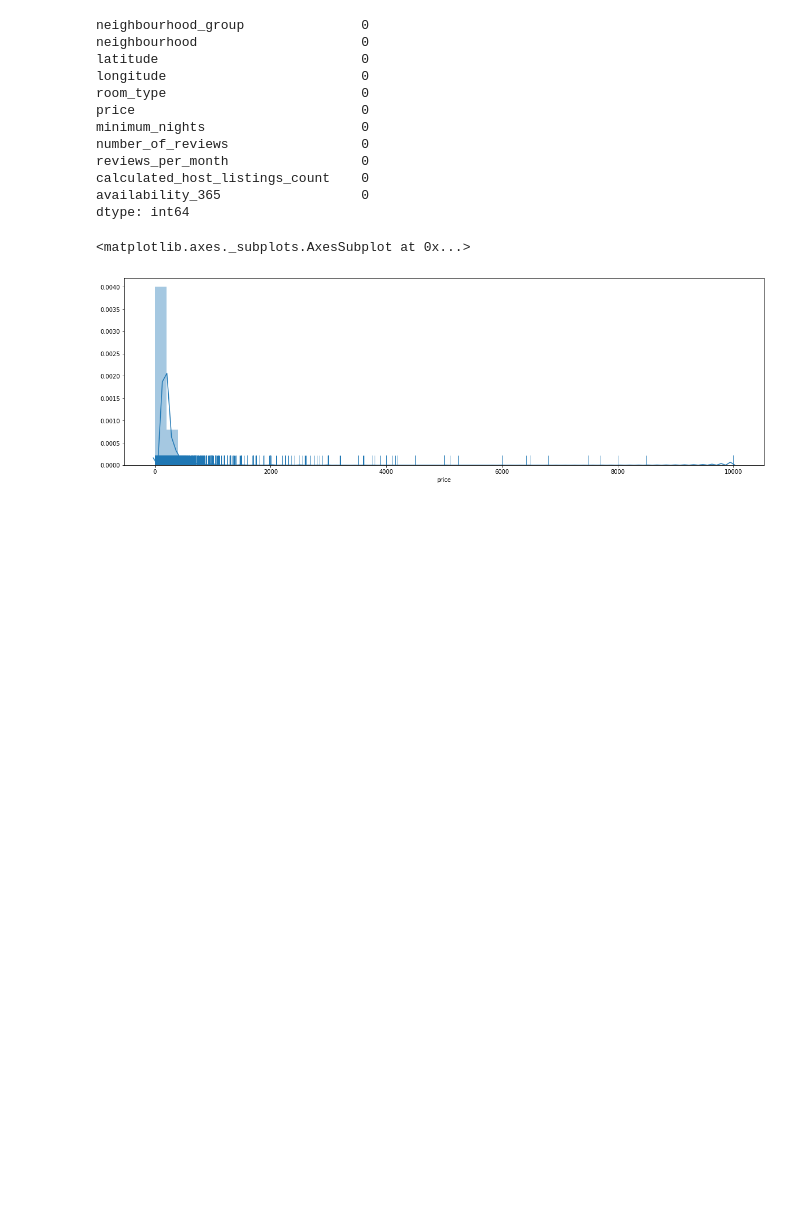
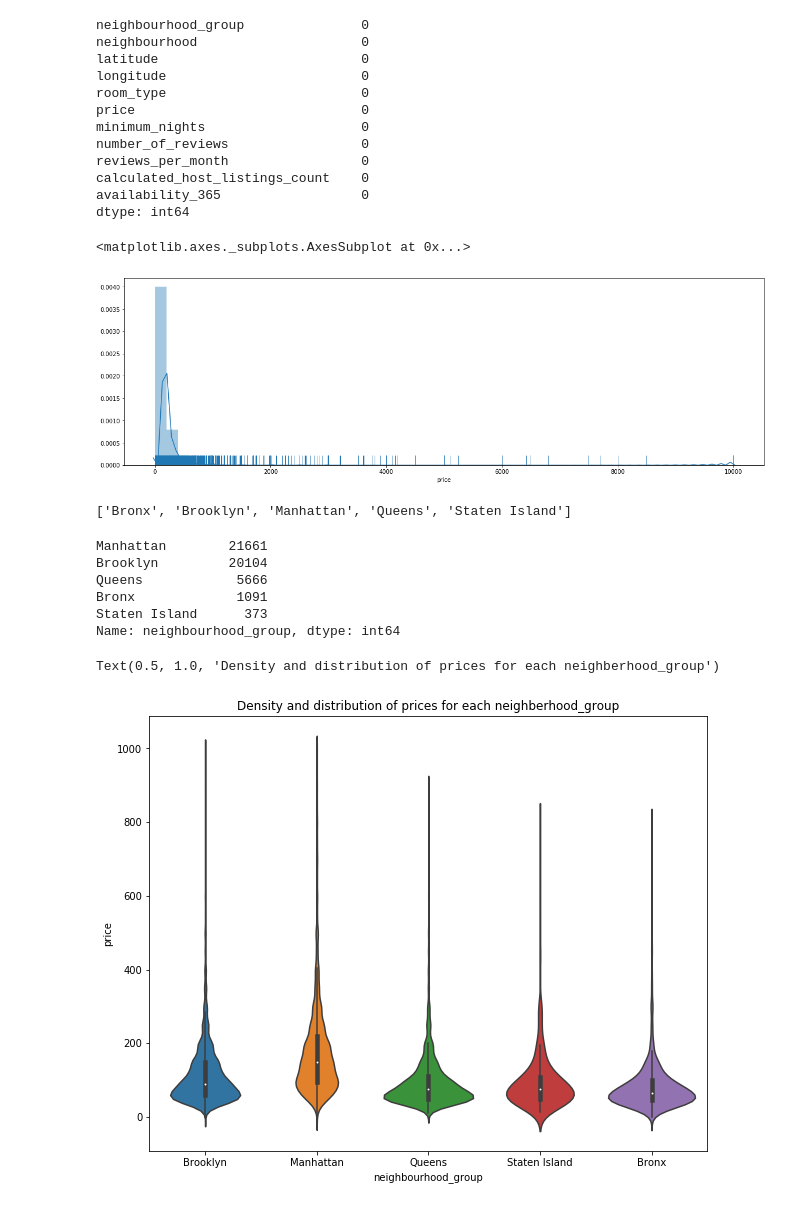
Before and after one commit to kasthurie/AirbnbSoen499, a Jupyter notebook: Linear_Regression.ipynb, the cells around one changed output. Drawn from its saved outputs; the diff is of its cells as text; code cells hidden in the pictures; blank space fills up the shorter version.

```diff
--- a/Linear_Regression.ipynb
+++ b/Linear_Regression.ipynb
@@ -72,3 +73,25 @@ sb.distplot(newyork['price'], rug=True)
 # %% [output]
 <matplotlib.axes._subplots.AxesSubplot at 0x...>
 [figure]
+# %%
+print(sorted(newyork['neighbourhood_group'].unique()))
+# %% [output]
+['Bronx', 'Brooklyn', 'Manhattan', 'Queens', 'Staten Island']
+# %%
+newyork.neighbourhood_group.value_counts()
+#Number of airbnb we have in each neighbour group.
+# %% [output]
+Manhattan        21661
+Brooklyn         20104
+Queens            5666
+Bronx             1091
+Staten Island      373
+Name: neighbourhood_group, dtype: int64
+# %%
+fig,ax=plt.subplots(figsize=(10,8))
+sub_df = newyork[newyork.price < 1000]
+plot_2=sb.violinplot(data=sub_df, x='neighbourhood_group', y='price')
+plot_2.set_title('Density and distribution of prices for each neighberhood_group')
+# %% [output]
+Text(0.5, 1.0, 'Density and distribution of prices for each neighberhood_group')
+[figure, added]
```
Also changed, not shown: parts of 5 cells of this notebook.
